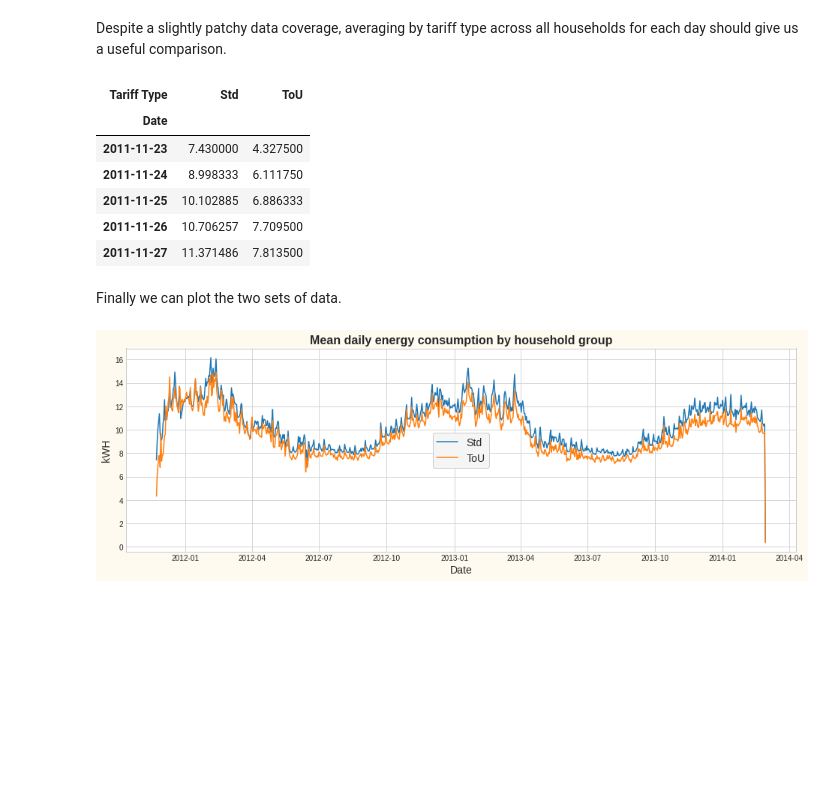
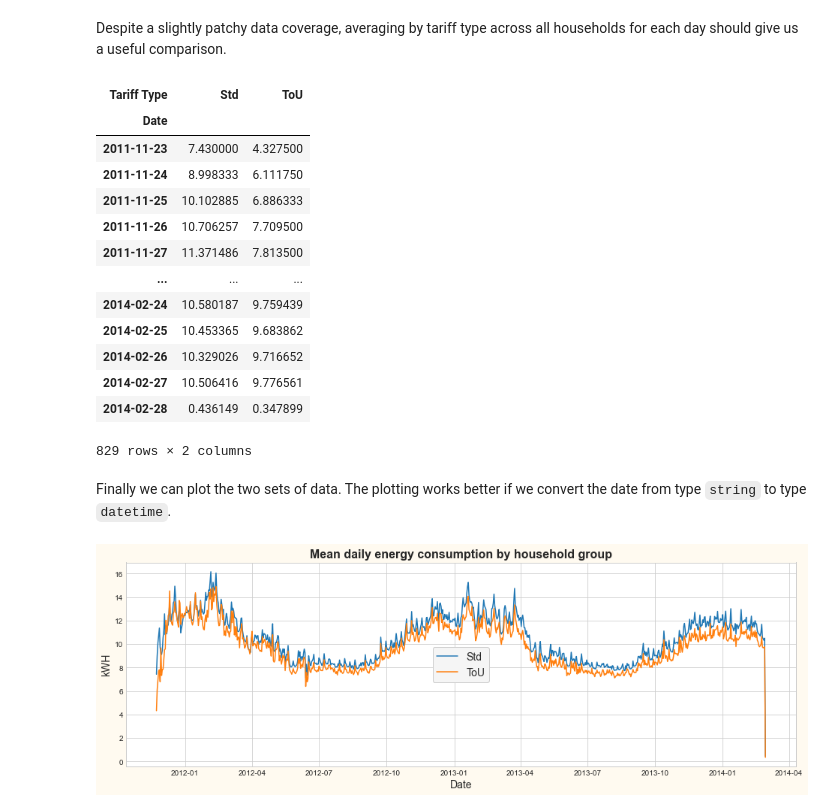
Before and after one commit to jlad26/london-smart-energy, a Jupyter notebook: Dask - London Smart Energy EN.ipynb, the cells around one changed output. Drawn from its saved outputs; the diff is of its cells as text; code cells hidden in the pictures; blank space fills up the shorter version.

Commit message:
Correct plotting format errors

```diff
--- a/Dask - London Smart Energy EN.ipynb
+++ b/Dask - London Smart Energy EN.ipynb
@@ -338,18 +338,25 @@ Despite a slightly patchy data coverage, averaging by tariff type across all hou
 # %%
 daily_mean_by_tariff_type = saved_daily_summary.pivot_table(
     'kWh',
     index='Date',
     columns='Tariff Type',
     aggfunc='mean'
 )
-daily_mean_by_tariff_type.head()
+daily_mean_by_tariff_type
 # %% [output]
 | Tariff Type | Std | ToU |
 | Date |  |  |
 | 2011-11-23 | 7.430000 | 4.327500 |
 | 2011-11-24 | 8.998333 | 6.111750 |
 | 2011-11-25 | 10.102885 | 6.886333 |
 | 2011-11-26 | 10.706257 | 7.709500 |
 | 2011-11-27 | 11.371486 | 7.813500 |
+| ... | ... | ... |
+| 2014-02-24 | 10.580187 | 9.759439 |
+| 2014-02-25 | 10.453365 | 9.683862 |
+| 2014-02-26 | 10.329026 | 9.716652 |
+| 2014-02-27 | 10.506416 | 9.776561 |
+| 2014-02-28 | 0.436149 | 0.347899 |
+829 rows × 2 columns
 # %% [markdown]
-Finally we can plot the two sets of data.
+Finally we can plot the two sets of data. The plotting works better if we convert the date from type `string` to type `datetime`.
```
Also changed, not shown: parts of 4 cells of this notebook, 7 other files.
